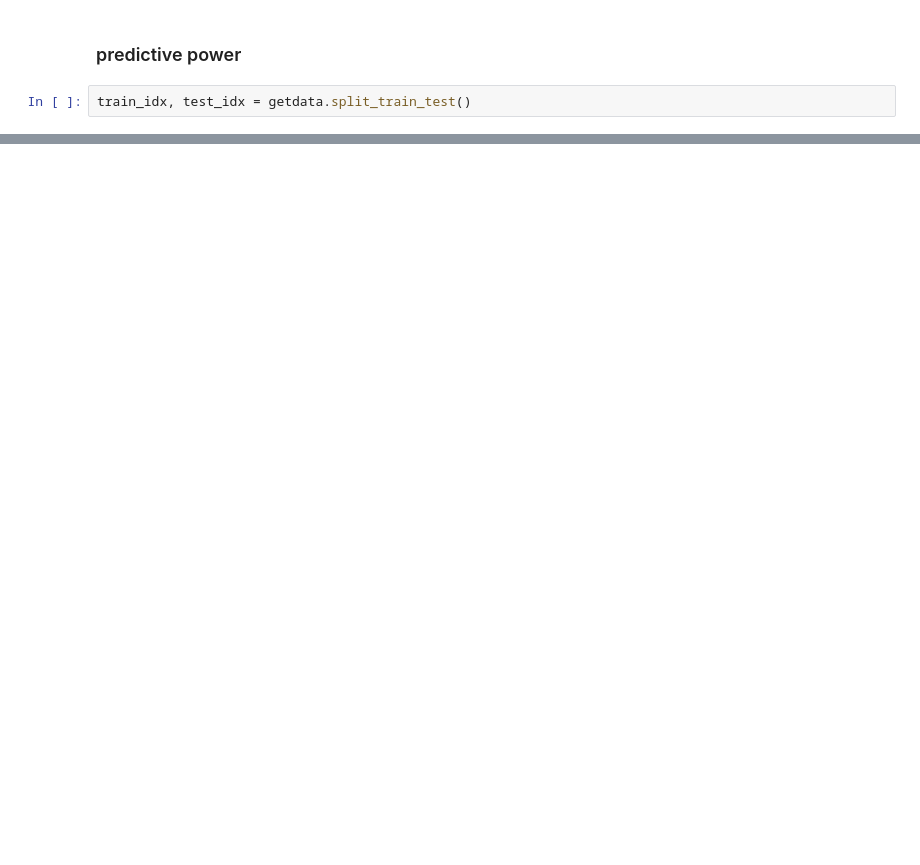
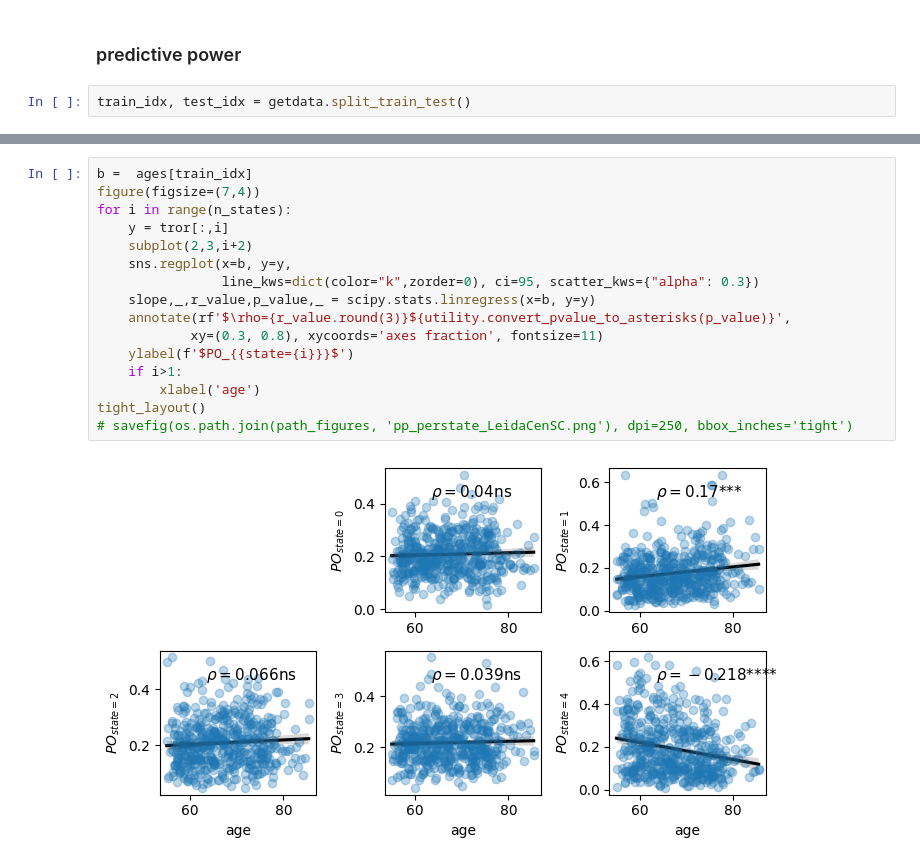
Before and after one commit to apathanasiadis/Battery-of-Metrics, a Jupyter notebook: notebooks/showcases/GettingPlots_LeidaCenSC_.ipynb, the cells around one changed output, grey strips where cells are left out. Drawn from its saved outputs; the diff is of its cells as text; blank space fills up the shorter version.

```diff
--- a/notebooks/showcase_LeidaCenSC_.ipynb
+++ b/notebooks/showcases/GettingPlots_LeidaCenSC_.ipynb
@@ -206,0 +223,18 @@ ylabel('true age'), xlabel('predicted age')
+# %%
+b =  ages[train_idx]
+figure(figsize=(7,4))
+for i in range(n_states):
+    y = tror[:,i]
+    subplot(2,3,i+2)
+    sns.regplot(x=b, y=y,
+                line_kws=dict(color="k",zorder=0), ci=95, scatter_kws={"alpha": 0.3})
+    slope,_,r_value,p_value,_ = scipy.stats.linregress(x=b, y=y)
+    annotate(rf'$\rho={r_value.round(3)}${utility.convert_pvalue_to_asterisks(p_value)}',
+            xy=(0.3, 0.8), xycoords='axes fraction', fontsize=11)
+    ylabel(f'$PO_{{state={i}}}$')
+    if i>1:
+        xlabel('age')
+tight_layout()
+# savefig(os.path.join(path_figures, 'pp_perstate_LeidaCenSC.png'), dpi=250, bbox_inches='tight')
+# %% [output]
+[figure, added]
```
Also changed, not shown: parts of 25 cells of this notebook, 7 other files.
